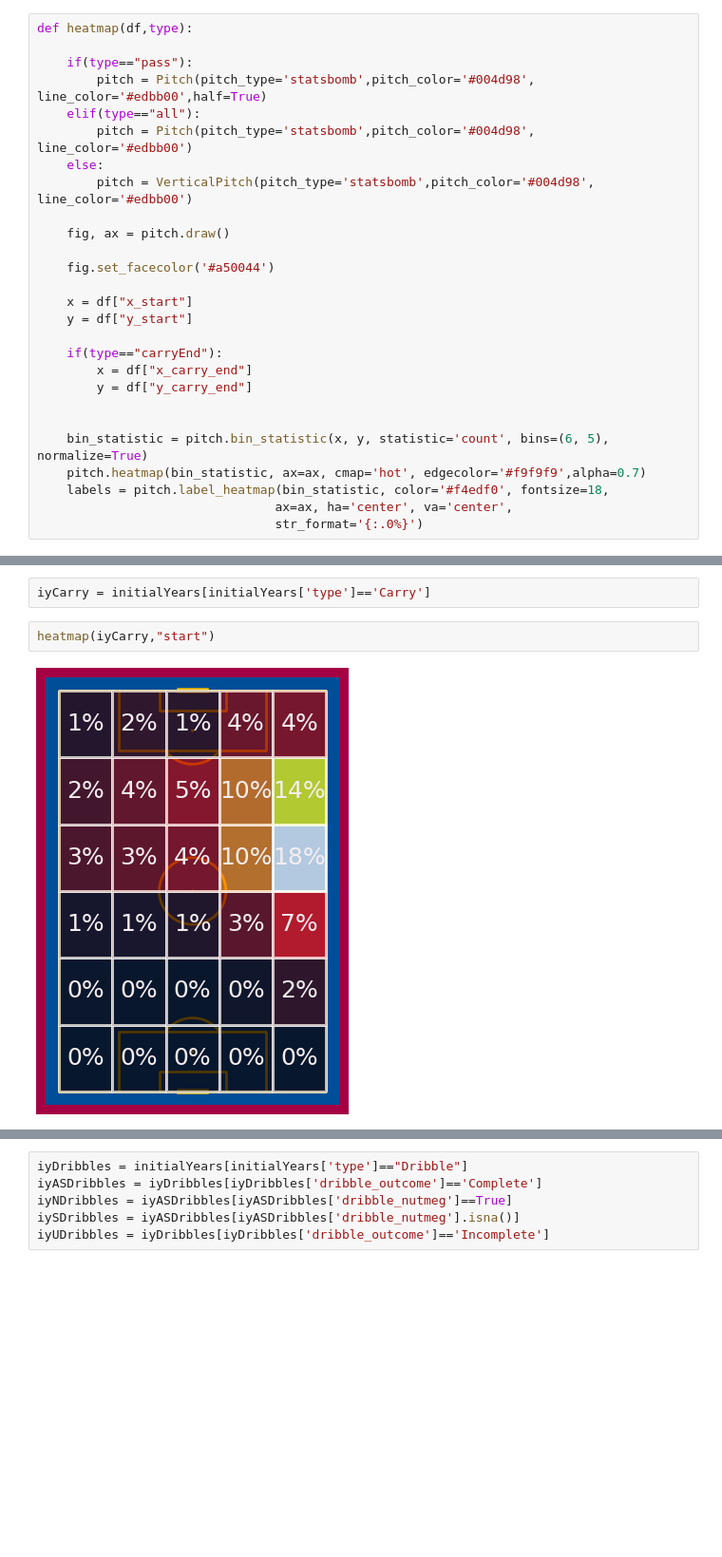
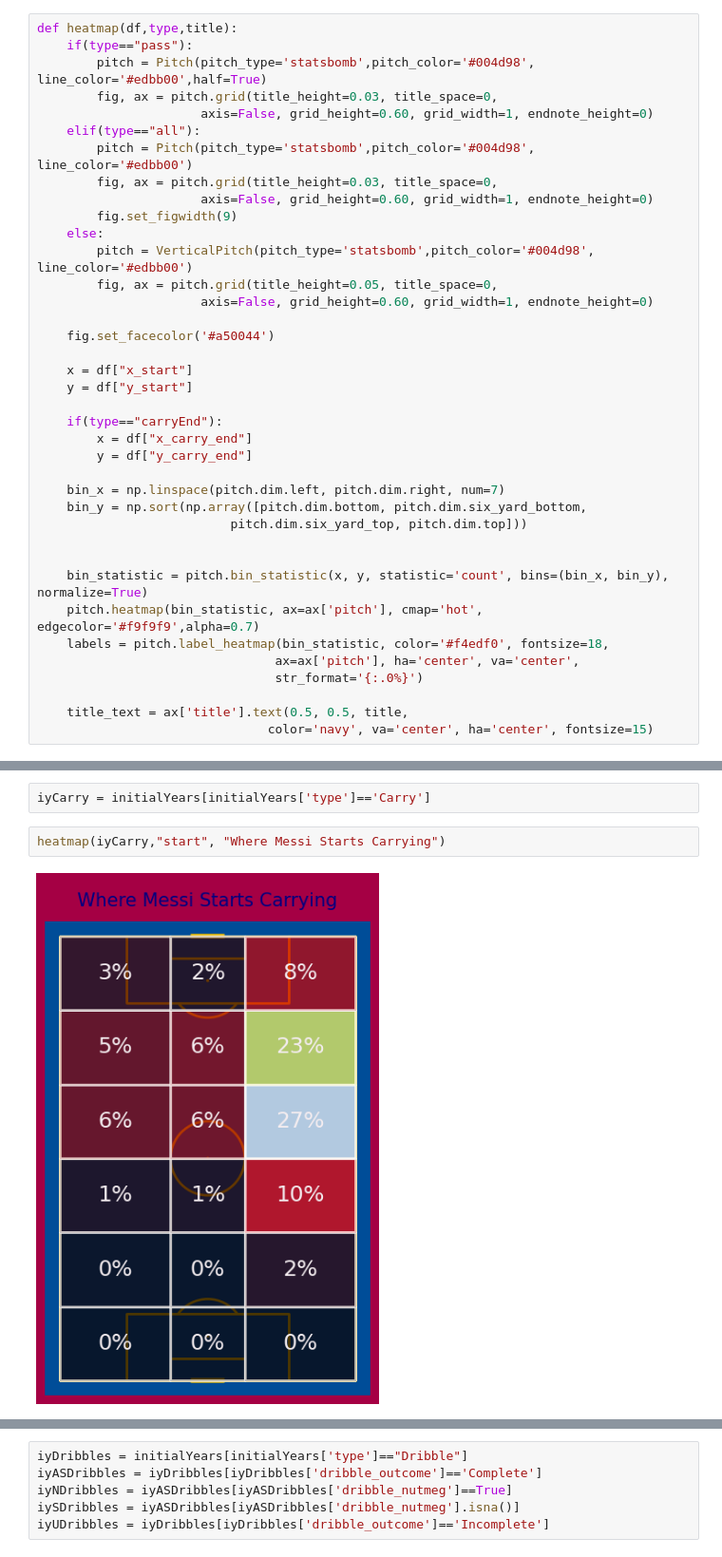
Before and after one commit to YashaswiPandey/IST652-FinalProject, a Jupyter notebook: messiAnalysis.ipynb, the cells around one changed output, grey strips where cells are left out. Shown at 95% size. Drawn from its saved outputs; the diff is of its cells as text; blank space fills up the shorter version.

Commit message:
modified:   .gitignore 	deleted:    a.ipynb 	modified:   messiAnalysis.ipynb

```diff
--- a/messiAnalysis.ipynb
+++ b/messiAnalysis.ipynb
@@ -68,14 +76,18 @@ def kdePlot(df):
 # %%
-def heatmap(df,type):
-
+def heatmap(df,type,title):
     if(type=="pass"):
         pitch = Pitch(pitch_type='statsbomb',pitch_color='#004d98', line_color='#edbb00',half=True)
+        fig, ax = pitch.grid(title_height=0.03, title_space=0,
+                      axis=False, grid_height=0.60, grid_width=1, endnote_height=0)
     elif(type=="all"):
         pitch = Pitch(pitch_type='statsbomb',pitch_color='#004d98', line_color='#edbb00')
+        fig, ax = pitch.grid(title_height=0.03, title_space=0,
+                      axis=False, grid_height=0.60, grid_width=1, endnote_height=0)
+        fig.set_figwidth(9)
     else:
         pitch = VerticalPitch(pitch_type='statsbomb',pitch_color='#004d98', line_color='#edbb00')
-
-    fig, ax = pitch.draw()
+        fig, ax = pitch.grid(title_height=0.05, title_space=0,
+                      axis=False, grid_height=0.60, grid_width=1, endnote_height=0)
 
     fig.set_facecolor('#a50044')
 
@@ -86,10 +98,17 @@ def heatmap(df,type):
         x = df["x_carry_end"]
         y = df["y_carry_end"]
 
+    bin_x = np.linspace(pitch.dim.left, pitch.dim.right, num=7)
+    bin_y = np.sort(np.array([pitch.dim.bottom, pitch.dim.six_yard_bottom,
+                          pitch.dim.six_yard_top, pitch.dim.top]))
 
-    bin_statistic = pitch.bin_statistic(x, y, statistic='count', bins=(6, 5), normalize=True)
-    pitch.heatmap(bin_statistic, ax=ax, cmap='hot', edgecolor='#f9f9f9',alpha=0.7)
+
+    bin_statistic = pitch.bin_statistic(x, y, statistic='count', bins=(bin_x, bin_y), normalize=True)
+    pitch.heatmap(bin_statistic, ax=ax['pitch'], cmap='hot', edgecolor='#f9f9f9',alpha=0.7)
     labels = pitch.label_heatmap(bin_statistic, color='#f4edf0', fontsize=18,
-                                ax=ax, ha='center', va='center',
+                                ax=ax['pitch'], ha='center', va='center',
                                 str_format='{:.0%}')
+
+    title_text = ax['title'].text(0.5, 0.5, title,
+                               color='navy', va='center', ha='center', fontsize=15)
 # %%
@@ -174,7 +425,7 @@ heatmap(initialYears,"all")
 # %%
 iyCarry = initialYears[initialYears['type']=='Carry']
 # %%
-heatmap(iyCarry,"start")
+heatmap(iyCarry,"start", "Where Messi Starts Carrying")
 # %% [output]
-[figure, old version]
+[figure, new version]
 # %%
```
Also changed, not shown: parts of 119 cells of this notebook, 2 other files.
